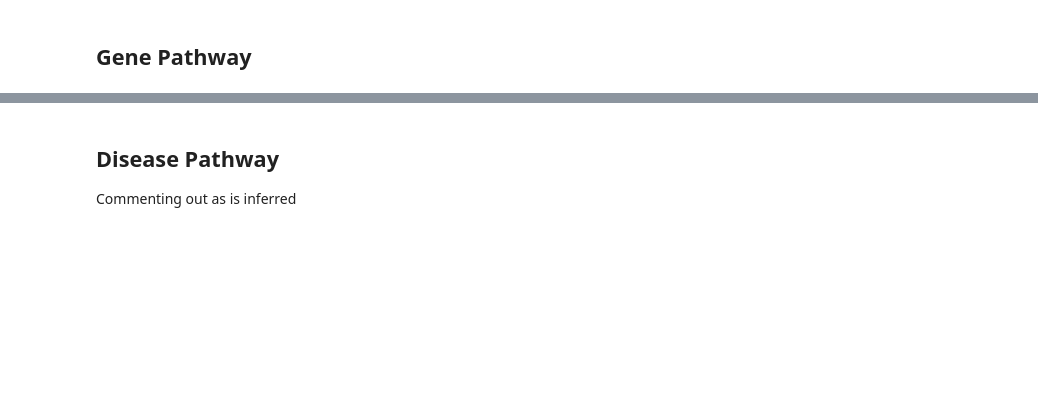
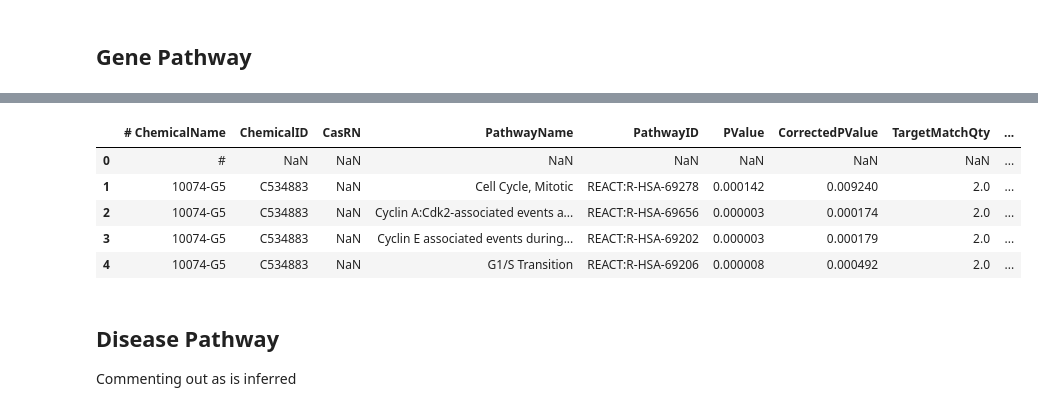
Before and after one commit to colemai/msc-thesis, a Jupyter notebook: ctd-to-nt/ctd-to-nt.ipynb, the cells around one changed output, grey strips where cells are left out. Saved outputs shown, nothing was run; the diff lists cells and outputs as text; code cells hidden in the pictures; blank space fills up the shorter version.

```diff
--- a/ctd-to-nt/ctd-to-nt.ipynb
+++ b/ctd-to-nt/ctd-to-nt.ipynb
@@ -493,3 +432,15 @@ convert_df_nt(df_gp, 'output_gp.nt', subj_url, subj_col, obj_url, obj_col, pred_
+# %%
+df_cpath = pd.read_csv('csvs/CTD_chem_pathways_enriched.csv.gz', skiprows=27, nrows=1000)
+df_cpath = df_cpath.drop(0)
+# %%
+df_cpath.head()
+# %% [output]
+|  | # ChemicalName | ChemicalID | CasRN | PathwayName | PathwayID | PValue | CorrectedPValue | TargetMatchQty | ... |
+| 0 | # | NaN | NaN | NaN | NaN | NaN | NaN | NaN | ... |
+| 1 | 10074-G5 | C534883 | NaN | Cell Cycle, Mitotic | REACT:R-HSA-69278 | 0.000142 | 0.009240 | 2.0 | ... |
+| 2 | 10074-G5 | C534883 | NaN | Cyclin A:Cdk2-associated events a... | REACT:R-HSA-69656 | 0.000003 | 0.000174 | 2.0 | ... |
+| 3 | 10074-G5 | C534883 | NaN | Cyclin E associated events during... | REACT:R-HSA-69202 | 0.000003 | 0.000179 | 2.0 | ... |
+| 4 | 10074-G5 | C534883 | NaN | G1/S Transition | REACT:R-HSA-69206 | 0.000008 | 0.000492 | 2.0 | ... |
 # %% [markdown]
 ## Disease Pathway
 Commenting out as is inferred
```
Also changed, not shown: parts of 21 cells of this notebook, 2 other files.
